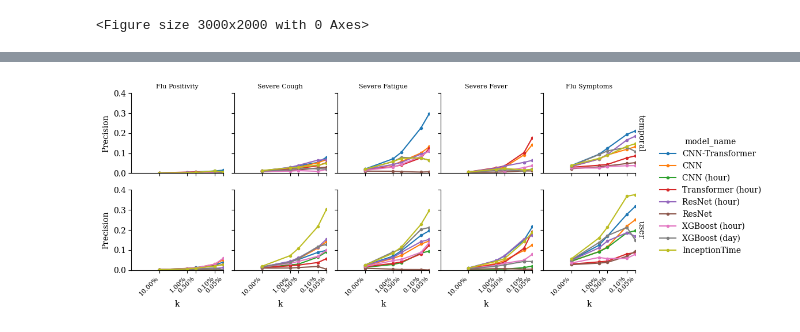
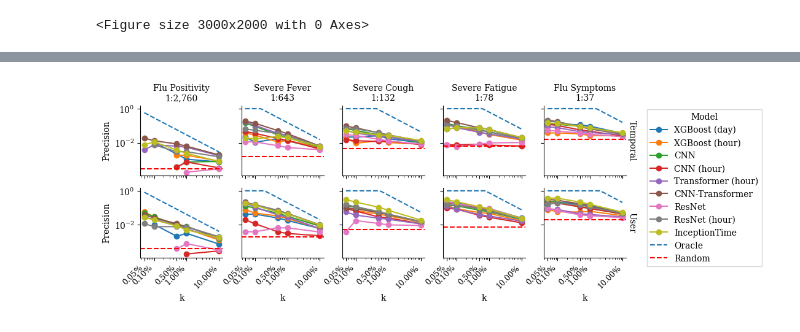
Before and after one commit to behavioral-data/Homekit2020, a Jupyter notebook: notebooks/figures/p_at_k.ipynb, the cells around one changed output, grey strips where cells are left out. Saved outputs shown, nothing was run; the diff lists cells and outputs as text; code cells hidden in the pictures.

Commit message:
p_at_k used for chil submission

```diff
--- a/notebooks/figures/p_at_k.ipynb
+++ b/notebooks/figures/p_at_k.ipynb
@@ -212,6 +228,7 @@ def precision_at_k(y_true, y_pred, k=10):
 p_at_ks = []
 task_ks = []
 ks = [0.0005,0.001,0.005,0.01,0.1]
+task_labels = {}
 
 for result in metric_results_with_tables:
     tables = result["tables"]
@@ -227,7 +244,9 @@ for result in metric_results_with_tables:
         task_ks.append({"task":task, "k":k, "n": int(k * len(tables[0]["label"]))})
         mean = np.mean([precision_at_k(tables[i]["label"], tables[i]["pred"],k=k) for i in range(5)])
         p_at_ks.append({"model_name": result["model_name"], "task": task,  "metric": f"p_at_{k}", "split":split, "mean": mean, "k" : k})
+        task_labels[(TAKS_NAME_MAP[task],{"temporal":"Temporal","user":"User"}[split])] = tables[0]["label"].values
 
 
 p_at_ks = pd.DataFrame(p_at_ks)
 p_at_ks["task"] = p_at_ks["task"].map(TAKS_NAME_MAP)
+p_at_ks["split"] = p_at_ks["split"].map({"temporal":"Temporal","user":"User"})
@@ -248,37 +258,70 @@ np.log(0.1)
+# %%
+MODEL_ORDER.index("InceptionTime")
+p_at_ks["model_order"] = p_at_ks["model_name"].map(MODEL_ORDER.index)
+p_at_ks = p_at_ks.sort_values(["model_order","k"])
 # %%
-with plt.style.context('./src/visualization/stylesheets/paper.mplstyle'):
-    # Initialize a grid of plots with an Axes for each walk
-    # fig = plt.figure(figsize=(20, 10))
-    p_at_ks["log_k"] = np.log(p_at_ks["k"])
-    grid = sns.FacetGrid(p_at_ks, col="task", hue="model_name", row="split",
-                        height=2, xlim=(log(0.1)), ylim=(0, 0.40), margin_titles=True,
-                        legend_out=True)
+def logplot(x,y,**kwargs):
+    plt.plot(x,y,**kwargs)
+    ax = plt.gca()
+    ax.set_xscale("log")
+    ax.set_yscale("log")
+
+
+with plt.style.context('../../src/visualization/stylesheets/paper.mplstyle'):
+
+
+
+
+    grid = sns.FacetGrid(p_at_ks[p_at_ks["mean"]!=0], col="task", hue="model_name", row="split",
+                        height=1.8, aspect=1, margin_titles=True, col_order = TASK_NAMES,
+                        legend_out=True,sharey=True, palette="tab10")
 
     # Draw a horizontal line to show the starting point
     # grid.refline(y=0, linestyle=":")
     # Draw a line plot to show the trajectory of each random walk
-    grid.map(plt.plot, "log_k", "mean", marker=".")
+#     p_at_ks["mean_"] = p_at_ks["mean"] + 0.001
+    grid.map(logplot, "k", "mean", marker="o")
 
     grid.set_titles(col_template="{col_name}", row_template="{row_name}")
     grid.set_axis_labels("k", "Precision")
 
     # # Adjust the tick positions and labels
 
-    x_ticks = [np.log(k) for k in ks]
     x_labels = ["{0:.2%}".format(i) for i in ks]
-    grid.set(xticks=x_ticks, xticklabels=x_labels)
-    # grid.set(xscale="log")
+    grid.set(xticks=ks, xticklabels=x_labels)
+#     grid.set(xscale="log")
     ## Rorate the x labels and make them smaller:
     for ax in grid.axes.flat:
         for label in ax.get_xticklabels():
             label.set_rotation(45)
-            label.set_fontsize(8)
+            label.set_fontsize(9)
             label.set_horizontalalignment('right')
-        ax.title.set_fontsize(8)
+#         ax.title.set_fontsize(8)
 
     ##Make subplot titles smaller
-    grid.add_legend()
+
     # sns.move_legend(ax, "upper left", bbox_to_anchor=(1, 1))
     # Adjust the arrangement of the plots
     # grid.fig.tight_layout(w_pad=1)
+
+    # Such a hack...
+    plot_keys = [(y,x) for x in ["Temporal", "User"] for y in TASK_NAMES]
+    for (split,task), (i,ax) in zip(plot_keys, enumerate(grid.axes.flatten())):
+        labels = task_labels[(split,task)]
+        n = len(labels)
+        n_pos = sum(labels)
+        x = np.exp(np.linspace(np.log(0.0005),np.log(0.1)))
+        s = n * x # sample sizes at threshold
+        y = [min(1.0, n_pos/ss) for ss in s]
+        plt.sca(ax)
+        plt.plot(x,y,linestyle="dashed", label="Oracle")
+
+        # Plotting prevelance
+        plt.axhline(n_pos/n,linestyle="dashed",c="r", label="Random")
+#         print(i, n_pos/n)
+#     grid.add_legend(title="Model", fancybox=True)
+
+    plt.legend(title="Model",loc='center left', bbox_to_anchor=(1.2, 1.0), fancybox=False)
+#     plt.tight_layout()
+    plt.savefig("../../reports/CHIL2023/p_at_k.pdf", bbox_inches="tight")
 # %% [output]
@@ -302 +328 @@ with plt.style.context('./src/visualization/stylesheets/paper.mplstyle'):
-[figure, old version]
+[figure, new version]
```
Also changed, not shown: parts of 14 cells of this notebook.
